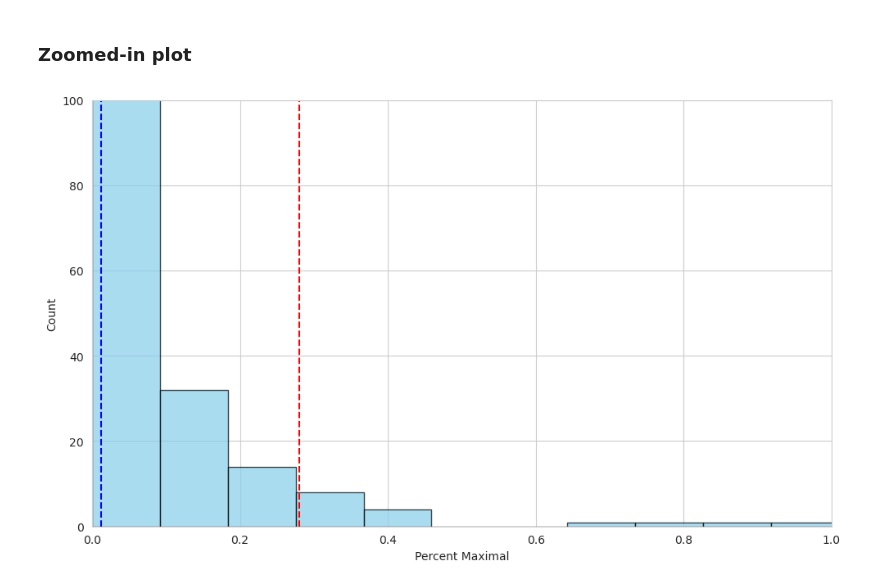
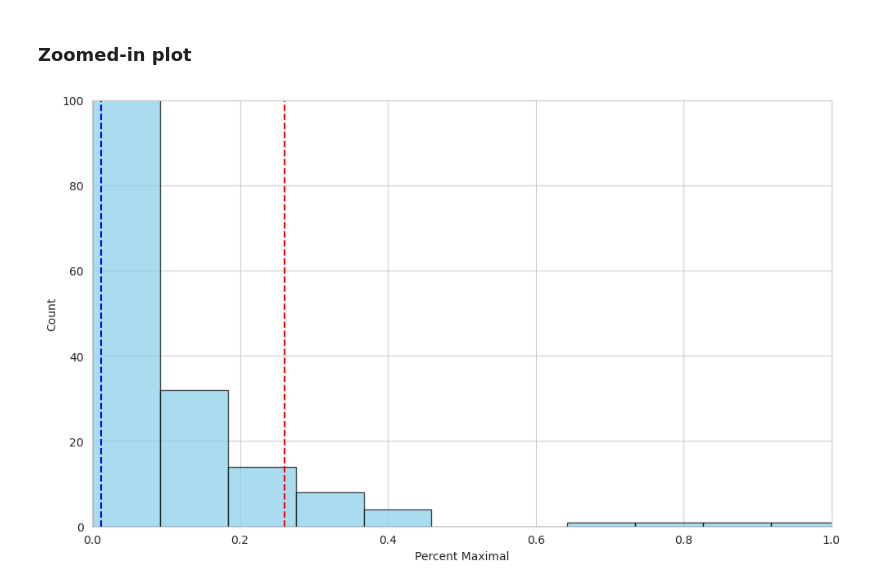
Before and after one commit to WayScience/cellpainting_predicts_cardiac_fibrosis, a Jupyter notebook: 1.preprocessing_data/1.evaluate_qc.ipynb, the cells around one changed output. Cells and saved outputs as stored; diff of their text form; code cells hidden in the pictures.

```diff
--- a/1.preprocessing_data/1.evaluate_qc.ipynb
+++ b/1.preprocessing_data/1.evaluate_qc.ipynb
@@ -112,0 +171,13 @@ plt.show()
+# %%
+sns.set_style('whitegrid')
+sns.kdeplot(data=df[df['Channel'].isin(['DNA', 'PM'])], x='ImageQuality_PowerLogLogSlope', hue='Channel', palette=['b', 'magenta'], fill=True, common_norm=False)
+plt.title(f'DNA and PM channels are best for identifying blur\n for {plate}')
+plt.xlabel('ImageQuality_PowerLogLogSlope')
+plt.ylabel('Density')
+
+plt.axvline(x=-1.2827898535807258, color='k', linestyle='--')
+plt.axvline(x=-2.3840811649380393, color='k', linestyle='--')
+
+plt.tight_layout()
+plt.savefig(pathlib.Path(f"{figure_dir}/{plate}_DNA_PM_blur_density.png"), dpi=500)
+plt.show()
@@ -205,33 +292,33 @@ plt.show()
 plt.figure(figsize=(10, 6))
 plt.hist(df['ImageQuality_PercentMaximal'], bins=50, color='skyblue', edgecolor='black', alpha=0.7)
 
 # Add mean and threshold lines
 plt.axvline(
     x=df["ImageQuality_PercentMaximal"].mean(),
     color="b",
     linestyle="--",
     label=f'Mean Percent Maximal: {df["ImageQuality_PercentMaximal"].mean():.2f}',
 )
 plt.axvline(
-    x=0.28,
+    x=0.26,
     color="r",
     linestyle="--",
-    label='Threshold for Outliers: > 0.28',
+    label='Threshold for Outliers: > 0.26',
 )
 
 # Set labels
 plt.ylabel('Count')
 plt.xlabel('Percent Maximal')
 
 # Set the zoomed-in axis ranges
 plt.xlim(0, 1)
 plt.ylim(0, 100)
 
 plt.tight_layout()
 
 plt.savefig(pathlib.Path(f"{figure_dir}/{plate}_percent_maximal_zoomed.png"), dpi=500)
 
 # Show the plot
 plt.show()
 # %% [output]
-[figure, old version]
+[figure, new version]
```
Also changed, not shown: parts of 11 cells of this notebook, 10 other files.
